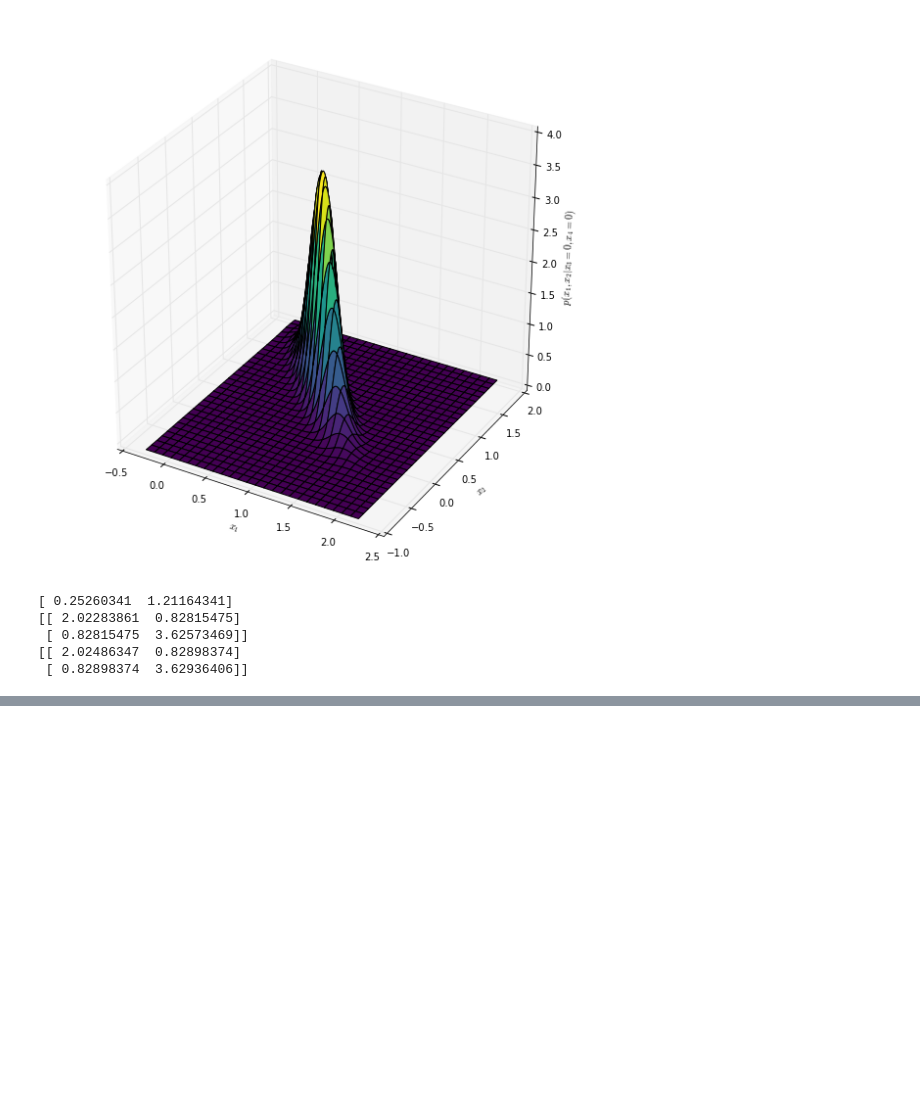
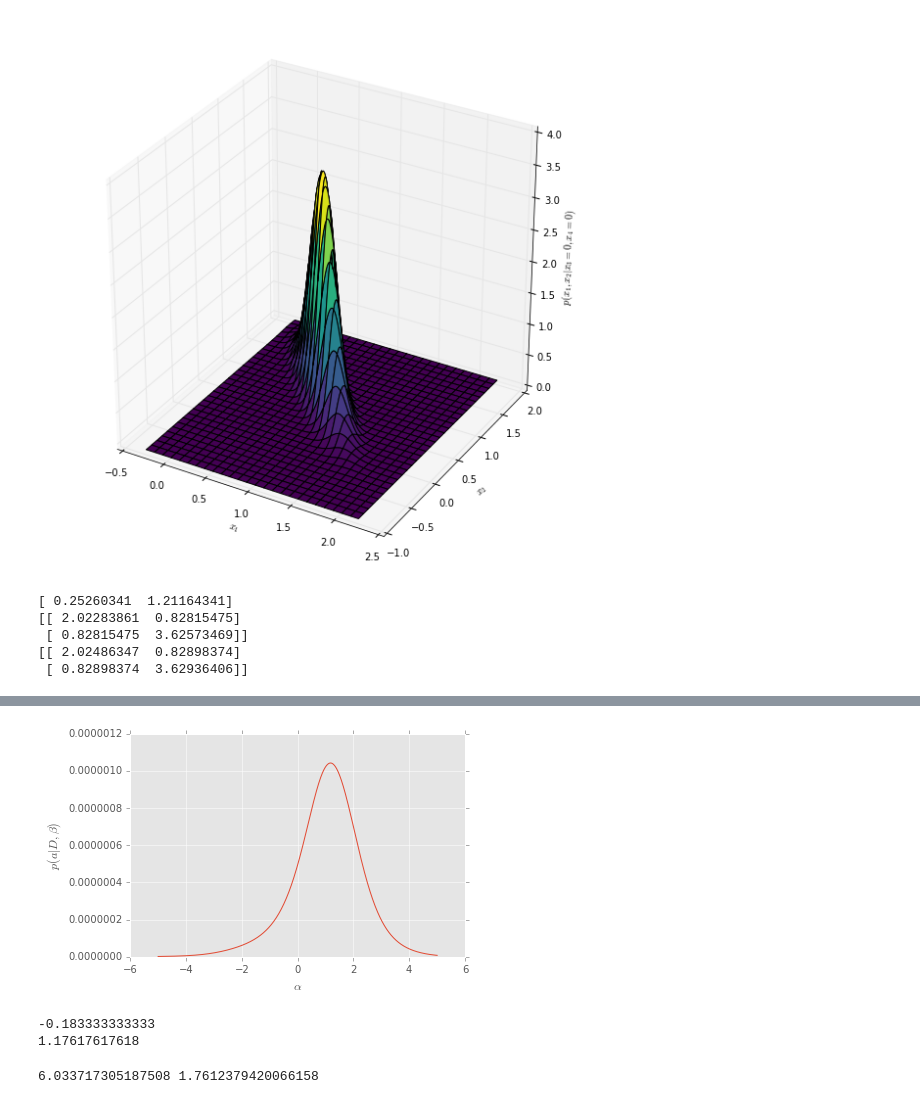
Before and after one commit to Learn2Ln/statistical-machine-learning, a Jupyter notebook: Assignment 2/Assignment2.ipynb, the cells around one changed output, grey strips where cells are left out. Cells and saved outputs as stored; diff of their text form; code cells hidden in the pictures; blank space fills up the shorter version.

```diff
--- a/Assignment 2/Assignment2.ipynb
+++ b/Assignment 2/Assignment2.ipynb
@@ -73,0 +137,27 @@ print(mu_ml)
+# %%
+def p_a(x, alpha, beta):
+    return np.product(beta / (np.pi * beta**2 + (x-alpha)**2))
+# %%
+D = np.array([4.8, -2.7, 2.2, 1.1, 0.8, -7.3])
+alphas = np.linspace(-5, 5, num=1000)
+beta = 1
+likelihoods = [p_a(D, alpha, beta) for alpha in alphas]
+plt.plot(alphas, likelihoods)
+plt.xlabel(r'$\alpha$')
+plt.ylabel(r'$p(a | D, \beta)$')
+plt.savefig('plots/prob_a.png', bbox_inches='tight', dpi=300)
+plt.show()
+# %% [output]
+[figure, added]
+# %%
+print(D.mean())
+print(alphas[np.argmax(likelihoods)])
+# %% [output]
+-0.183333333333
+1.17617617618
+# %%
+alpha_t = np.random.uniform(0, 10)
+beta_t = np.random.uniform(1, 2)
+print(alpha_t, beta_t)
+# %% [output]
+6.033717305187508 1.7612379420066158
```
Also changed, not shown: parts of 16 cells of this notebook, 11 other files.
